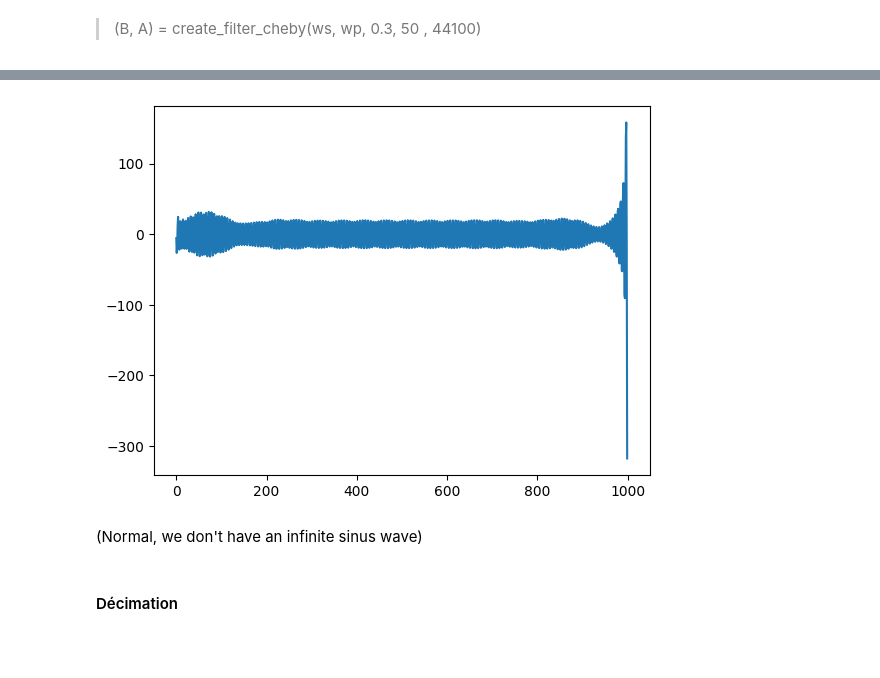
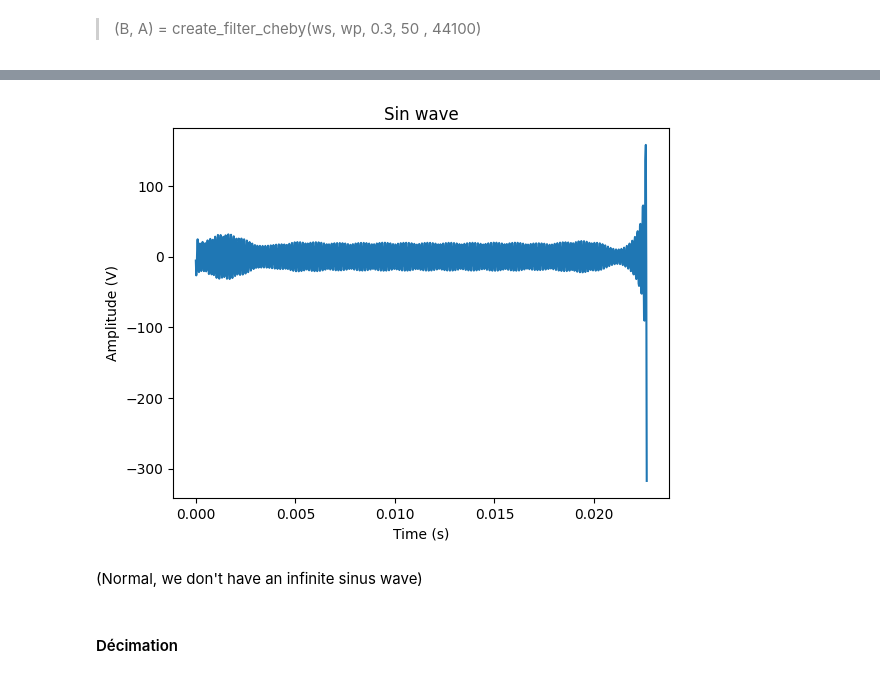
Before and after one commit to PizzaManStarted/projet_signal, a Jupyter notebook: code.ipynb, the cells around one changed output, grey strips where cells are left out. Drawn from its saved outputs; the diff is of its cells as text; code cells hidden in the pictures; blank space fills up the shorter version.

```diff
--- a/code.ipynb
+++ b/code.ipynb
@@ -279,15 +288,17 @@ plot_sin(t, sin_samples)
 # %%
 # Let's apply the filter to our function
 
 
 
 output_signal = signal.filtfilt(B_caueur, A_caueur,  sin_samples)
 
 
 
-simple_plot(output_signal)
+plot_sin(t, output_signal)
 # %% [output]
-[figure, old version]
+[figure, new version]
+# %% [markdown]
+(Normal, we don't have an infinite sinus wave)
 # %%
 def create_filter_cheby(wp, ws, gpass, gstop, fs):
     N, wn = signal.cheb1ord(wp, ws, gpass, gstop, fs=fs)
@@ -296,8 +307,6 @@ def create_filter_cheby(wp, ws, gpass, gstop, fs):
 def create_filter_cauer(wp, ws, gpass, gstop, fs):
     N, wn = signal.ellipord(wp, ws, gpass, gstop, fs=fs)
     return signal.ellip(N, gpass, gstop, wn, 'lowpass', False, fs=fs) # TODO: Explain this line (from previous report !!!!)
-# %% [markdown]
-(Normal, we don't have an infinite sinus wave)
 # %% [markdown]
 #### Décimation
 # %%
```
Also changed, not shown: parts of 5 cells of this notebook.
